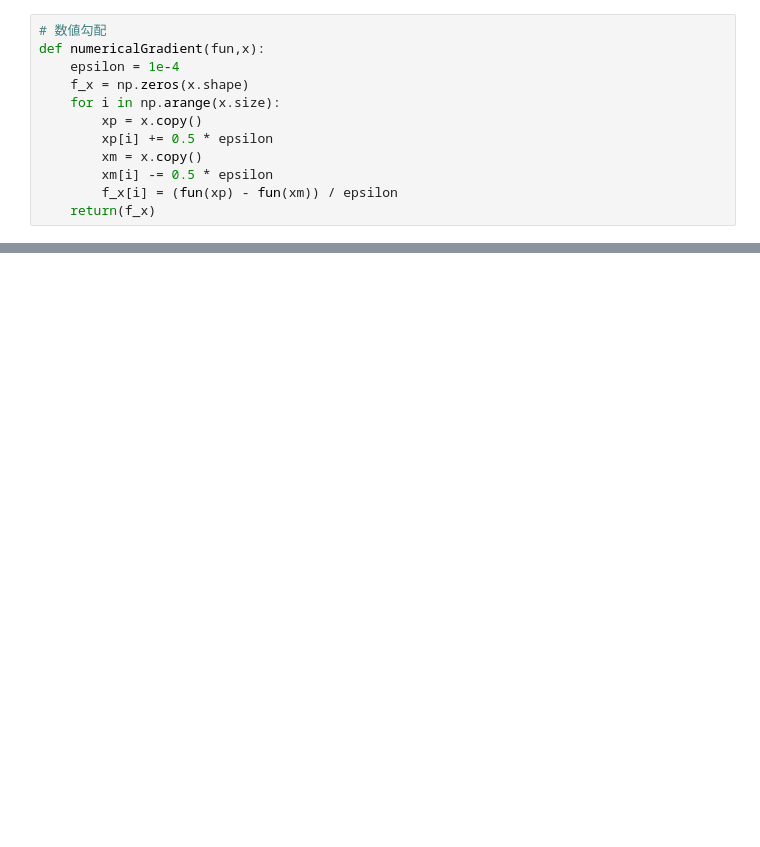
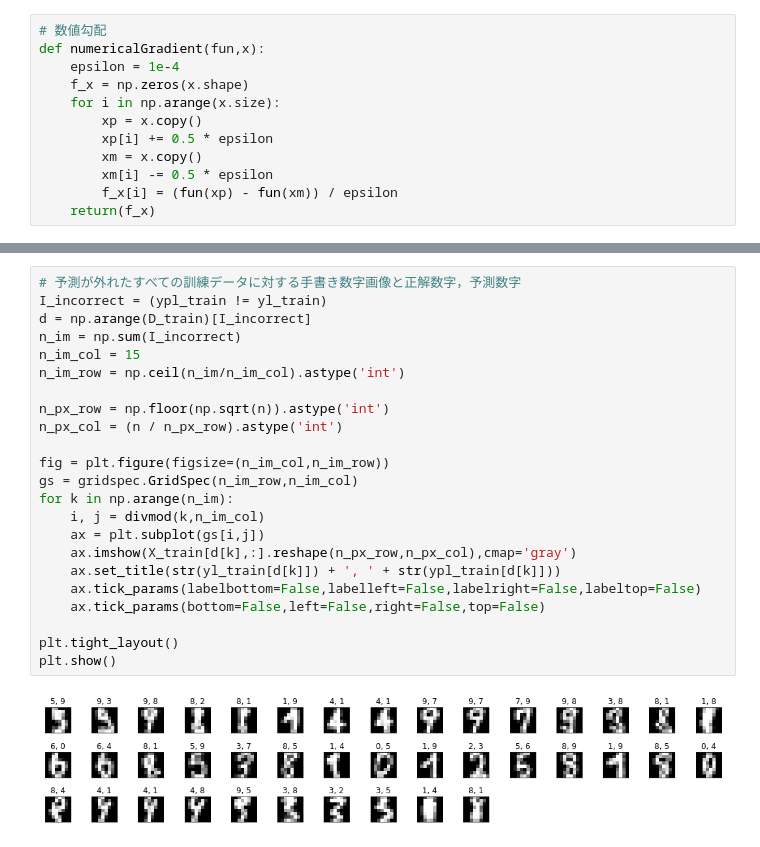
Before and after one commit to MCMXCIII-KVK/Coursera_Machine_Learning, a Jupyter notebook: exercises_python/nn_digits.ipynb, the cells around one changed output, grey strips where cells are left out. Saved outputs shown, nothing was run; the diff lists cells and outputs as text; blank space fills up the shorter version.

```diff
--- a/exercises_python/nn_digits.ipynb
+++ b/exercises_python/nn_digits.ipynb
@@ -553,0 +604,25 @@ def naturalGradientDescentReg(Thetai_v,layersize,X,Y,Mu_v,phi_hid,alpha=0.01,num
+# %%
+# 予測が外れたすべての訓練データに対する手書き数字画像と正解数字，予測数字
+I_incorrect = (ypl_train != yl_train)
+d = np.arange(D_train)[I_incorrect]
+n_im = np.sum(I_incorrect)
+n_im_col = 15
+n_im_row = np.ceil(n_im/n_im_col).astype('int')
+
+n_px_row = np.floor(np.sqrt(n)).astype('int')
+n_px_col = (n / n_px_row).astype('int')
+
+fig = plt.figure(figsize=(n_im_col,n_im_row))
+gs = gridspec.GridSpec(n_im_row,n_im_col)
+for k in np.arange(n_im):
+    i, j = divmod(k,n_im_col)
+    ax = plt.subplot(gs[i,j])
+    ax.imshow(X_train[d[k],:].reshape(n_px_row,n_px_col),cmap='gray')
+    ax.set_title(str(yl_train[d[k]]) + ', ' + str(ypl_train[d[k]]))
+    ax.tick_params(labelbottom=False,labelleft=False,labelright=False,labeltop=False)
+    ax.tick_params(bottom=False,left=False,right=False,top=False)
+
+plt.tight_layout()
+plt.show()
+# %% [output]
+[figure, added]
```
Also changed, not shown: parts of 73 cells of this notebook, 3 other files.
